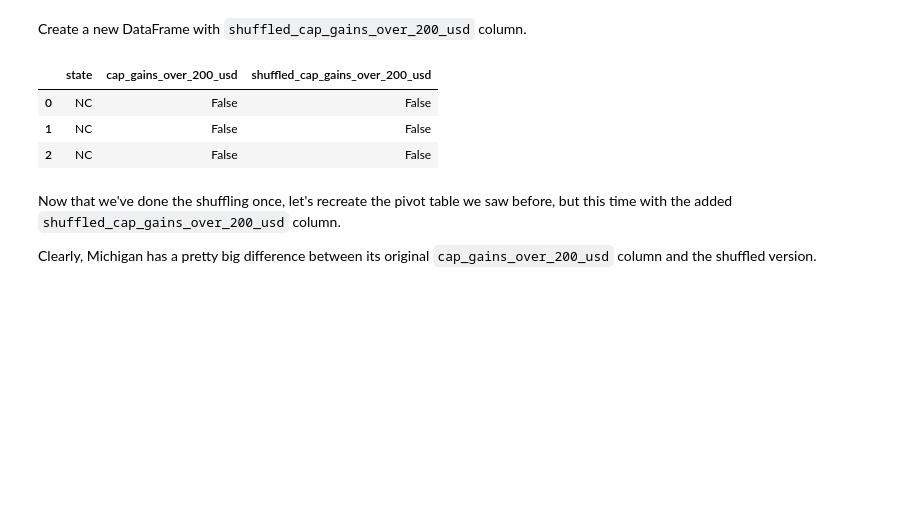
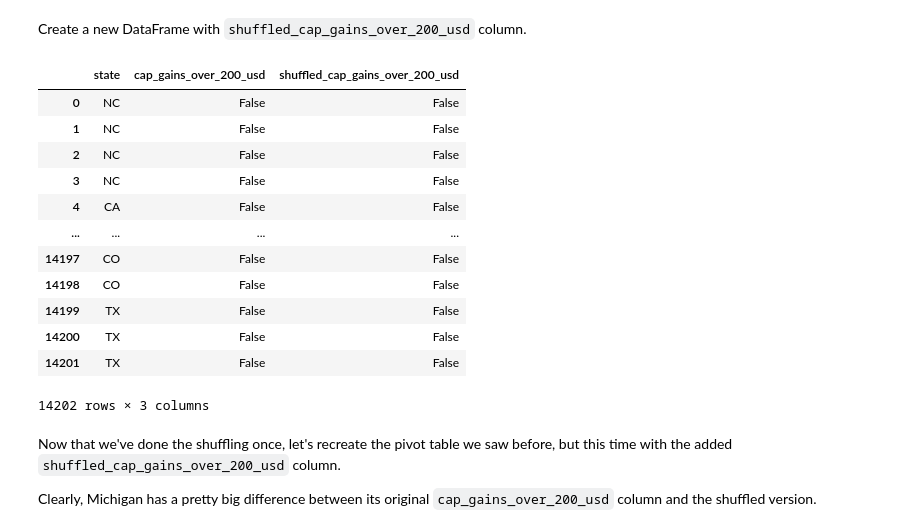
Before and after one commit to tharvipop/sussy-stock-trades, a Jupyter notebook: hypothesis_test.ipynb, the cells around one changed output. Drawn from its saved outputs; the diff is of its cells as text; code cells hidden in the pictures; blank space fills up the shorter version.

````diff
--- a/hypothesis_test.ipynb
+++ b/hypothesis_test.ipynb
@@ -54,13 +66,22 @@ Create a new DataFrame with `shuffled_cap_gains_over_200_usd` column.
 # %%
 og_and_shuffled = (
     df.assign(**{'shuffled_cap_gains_over_200_usd': shuffled_gains})
 )
-og_and_shuffled.head(3)
+og_and_shuffled
 # %% [output]
 |  | state | cap_gains_over_200_usd | shuffled_cap_gains_over_200_usd |
 | 0 | NC | False | False |
 | 1 | NC | False | False |
 | 2 | NC | False | False |
+| 3 | NC | False | False |
+| 4 | CA | False | False |
+| ... | ... | ... | ... |
+| 14197 | CO | False | False |
+| 14198 | CO | False | False |
+| 14199 | TX | False | False |
+| 14200 | TX | False | False |
+| 14201 | TX | False | False |
+14202 rows × 3 columns
 # %% [markdown]
 Now that we've done the shuffling once, let's recreate the pivot table we saw before, but this time with the added ```shuffled_cap_gains_over_200_usd``` column.
 
````
Also changed, not shown: parts of 5 cells of this notebook, 1 other file.
